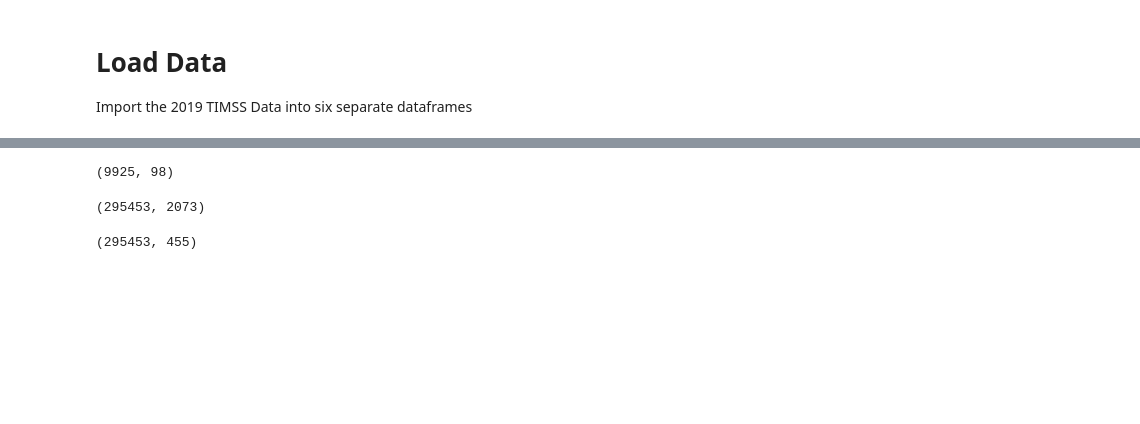
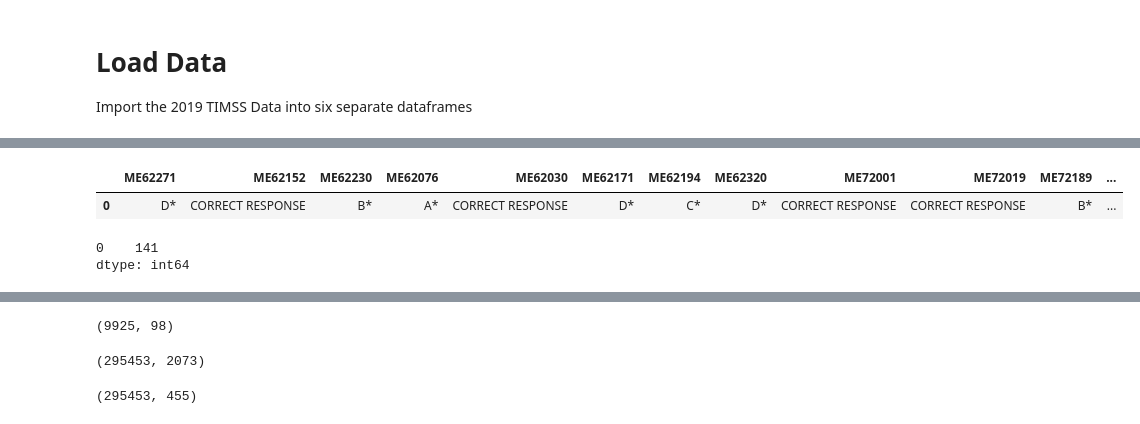
Before and after one commit to sjhaluck/TIMSS-Data-Science, a Jupyter notebook: TIMSS Exploration.ipynb, the cells around one changed output, grey strips where cells are left out. Drawn from its saved outputs; the diff is of its cells as text; code cells hidden in the pictures; blank space fills up the shorter version.

```diff
--- a/TIMSS Exploration.ipynb
+++ b/TIMSS Exploration.ipynb
@@ -58,0 +101,17 @@ for file in glob.glob('T19_G8_SPSS Data/*.sav'):
+# %%
+correct_cols = []
+for col in list(stud_ach.iloc[:1,:].columns):
+    try:
+        if "*" in str(stud_ach.iloc[:1,:].loc[:,col]) or ("INCORRECT" not in str(stud_ach.iloc[:1,:].loc[:,col]) and "CORRECT" in str(stud_ach.iloc[:1,:].loc[:,col])):
+            correct_cols.append(col)
+    except:
+        pass
+stud_ach.iloc[:1,:].loc[:,correct_cols]
+# %% [output]
+|  | ME62271 | ME62152 | ME62230 | ME62076 | ME62030 | ME62171 | ME62194 | ME62320 | ME72001 | ME72019 | ME72189 | ... |
+| 0 | D* | CORRECT RESPONSE | B* | A* | CORRECT RESPONSE | D* | C* | D* | CORRECT RESPONSE | CORRECT RESPONSE | B* | ... |
+# %%
+(~stud_ach.iloc[:1,:].isnull()).sum(axis=1)
+# %% [output]
+0    141
+dtype: int64
```
Also changed, not shown: parts of 16 cells of this notebook, 1 other file.
